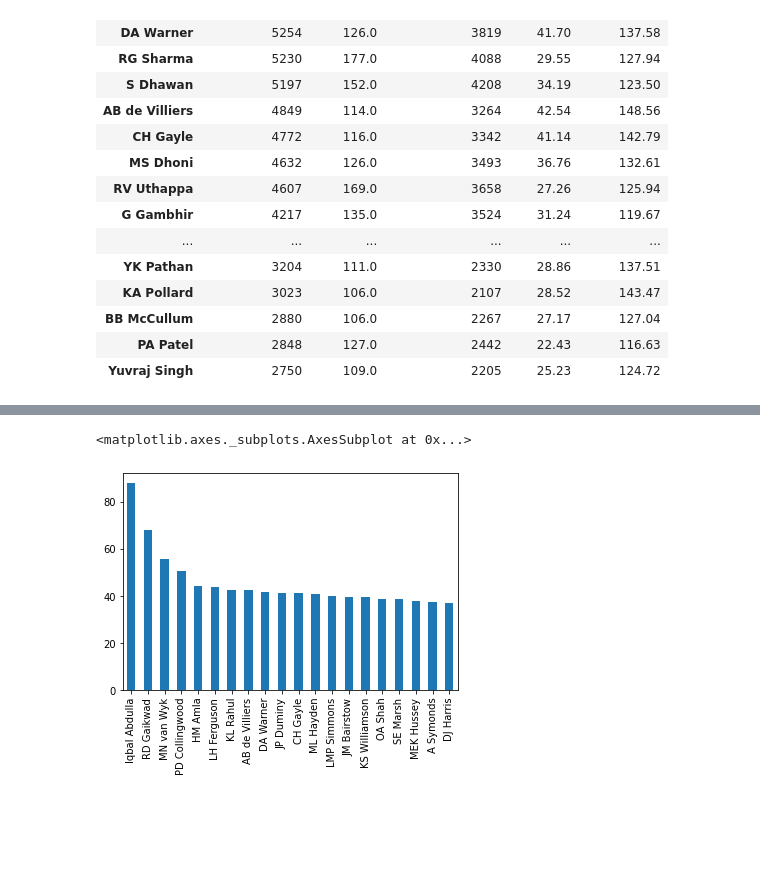
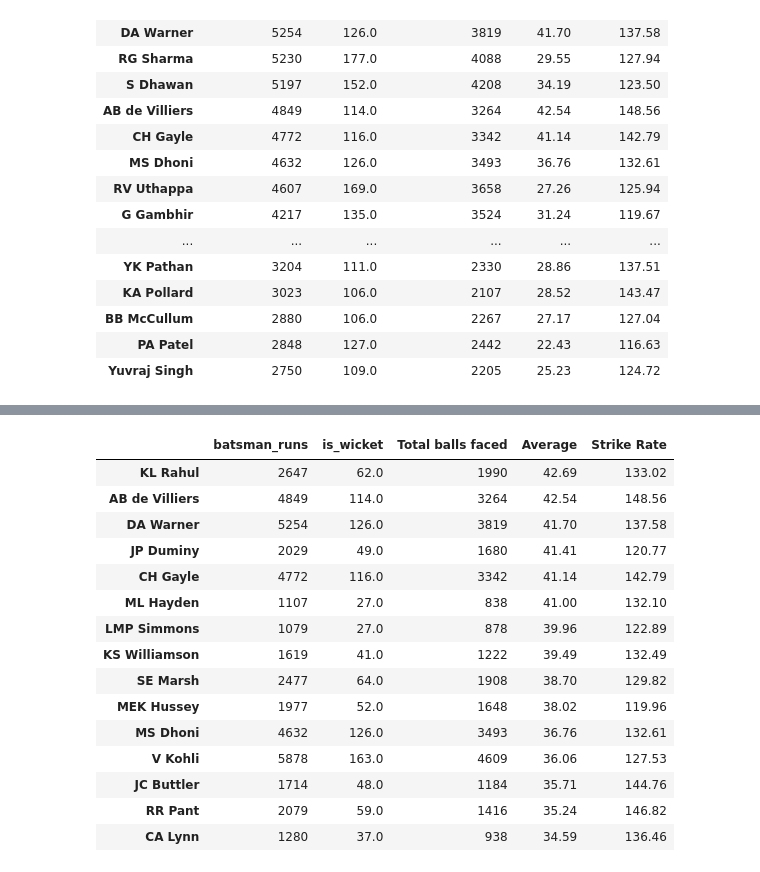
Before and after one commit to dhrubjun/All-time-best-IPL-team, a Jupyter notebook: All_time_best_IPL_team.ipynb, the cells around one changed output, grey strips where cells are left out. Cells and saved outputs as stored; diff of their text form; code cells hidden in the pictures; blank space fills up the shorter version.

```diff
--- a/All_time_best_IPL_team.ipynb
+++ b/All_time_best_IPL_team.ipynb
@@ -98,5 +114,21 @@ df_batsman.head(20)
+# %%
+df_batsman = df_batsman[df_batsman['batsman_runs']>1000]
 # %%
-df_batsman.sort_values(by='Average', ascending=False).head(20)['Average'].plot(kind='bar')
+df_batsman.sort_values(by='Average', ascending=False).head(15)
 # %% [output]
-<matplotlib.axes._subplots.AxesSubplot at 0x...>
-[figure, removed]
+|  | batsman_runs | is_wicket | Total balls faced | Average | Strike Rate |
+| KL Rahul | 2647 | 62.0 | 1990 | 42.69 | 133.02 |
+| AB de Villiers | 4849 | 114.0 | 3264 | 42.54 | 148.56 |
+| DA Warner | 5254 | 126.0 | 3819 | 41.70 | 137.58 |
+| JP Duminy | 2029 | 49.0 | 1680 | 41.41 | 120.77 |
+| CH Gayle | 4772 | 116.0 | 3342 | 41.14 | 142.79 |
+| ML Hayden | 1107 | 27.0 | 838 | 41.00 | 132.10 |
+| LMP Simmons | 1079 | 27.0 | 878 | 39.96 | 122.89 |
+| KS Williamson | 1619 | 41.0 | 1222 | 39.49 | 132.49 |
+| SE Marsh | 2477 | 64.0 | 1908 | 38.70 | 129.82 |
+| MEK Hussey | 1977 | 52.0 | 1648 | 38.02 | 119.96 |
+| MS Dhoni | 4632 | 126.0 | 3493 | 36.76 | 132.61 |
+| V Kohli | 5878 | 163.0 | 4609 | 36.06 | 127.53 |
+| JC Buttler | 1714 | 48.0 | 1184 | 35.71 | 144.76 |
+| RR Pant | 2079 | 59.0 | 1416 | 35.24 | 146.82 |
+| CA Lynn | 1280 | 37.0 | 938 | 34.59 | 136.46 |
```
Also changed, not shown: parts of 3 cells of this notebook.
